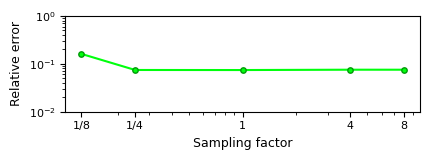
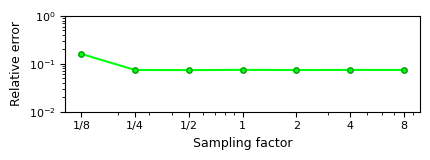
Code edit (unified diff) that turned the first committed figure into the second:
--- before
+++ after
@@ -11,5 +11,5 @@
 
 plt.xscale('log')   
-plt.xticks([1/8, 1/4, 1.0, 4, 8], ['1/8', '1/4', '1', '4', '8'])
+plt.xticks([1/8, 1/4, 1/2, 1.0, 2.0, 4.0, 8.0], ['1/8', '1/4', '1/2', '1', '2', '4', '8'])
 
 plt.yscale('log')

Commit: Update binary files and add new data logs for comparison figures